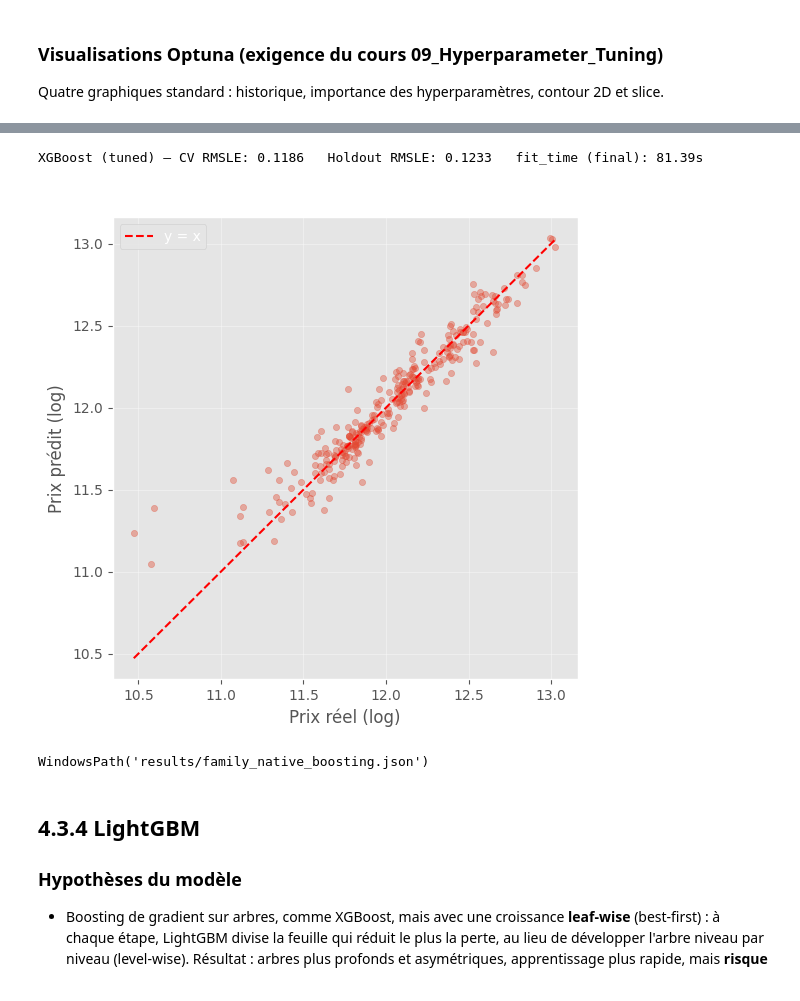
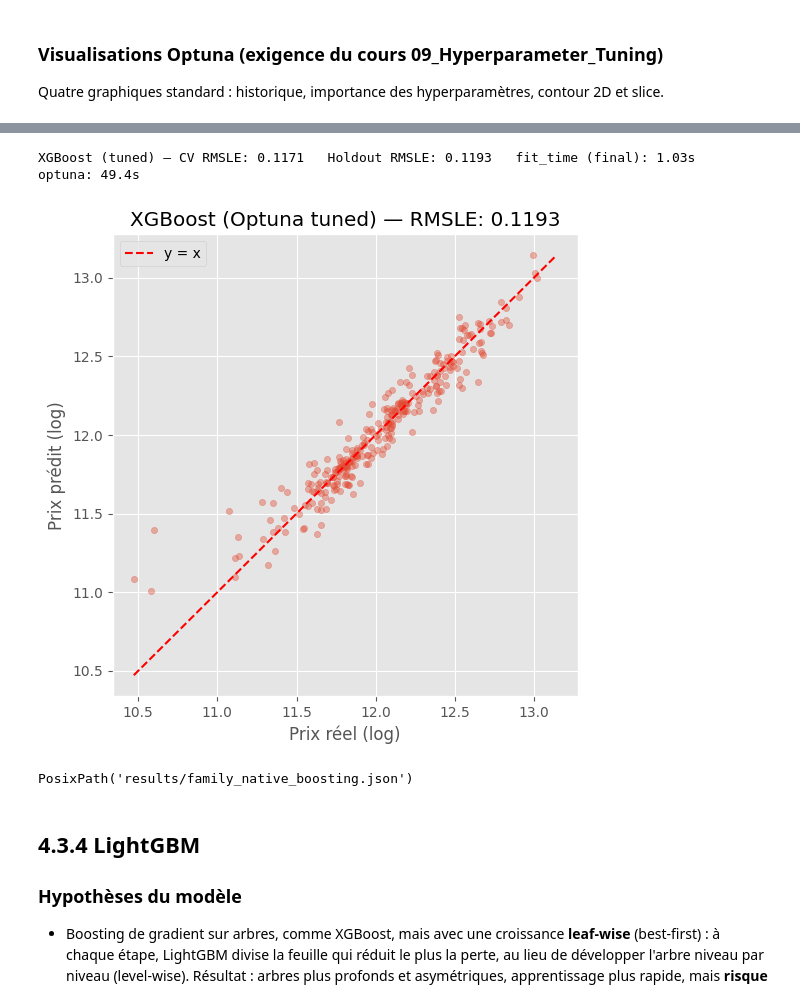
Before and after one commit to NoeBerdoz/predicting-house-prices-ml, a Jupyter notebook: 3c_native_boosting.ipynb, the cells around one changed output, grey strips where cells are left out. Cells and saved outputs as stored; diff of their text form; code cells hidden in the pictures.

```diff
--- a/3c_native_boosting.ipynb
+++ b/3c_native_boosting.ipynb
@@ -137,24 +167,23 @@ print(best_mlp_params, 'time', t2)
 
 Quatre graphiques standard : historique, importance des hyperparamètres, contour 2D et slice.
 # %%
-# Les graphiques Optuna ci-dessous s'appliquent à l'étude xgb_native_study
-optuna.visualization.matplotlib.plot_optimization_history(xgb_native_study)
+optuna.visualization.matplotlib.plot_optimization_history(study)
 plt.title("Optuna — historique des essais")
 plt.show()
 
-optuna.visualization.matplotlib.plot_param_importances(xgb_native_study)
-plt.title("Optuna — importance des hyperparamtres")
+optuna.visualization.matplotlib.plot_param_importances(study)
+plt.title("Optuna — importance des hyperparamètres")
 plt.show()
 
 try:
-    optuna.visualization.matplotlib.plot_contour(xgb_native_study, params=['learning_rate', 'max_depth'])
-    plt.title("Optuna — contour learning_rate  max_depth")
+    optuna.visualization.matplotlib.plot_contour(study, params=['learning_rate', 'max_depth'])
+    plt.title("Optuna — contour learning_rate × max_depth")
     plt.show()
 except Exception as e:
     print(f"plot_contour skipped: {e}")
 
 try:
-    optuna.visualization.matplotlib.plot_slice(xgb_native_study, params=['learning_rate', 'max_depth', 'n_estimators'])
+    optuna.visualization.matplotlib.plot_slice(study, params=['learning_rate', 'max_depth', 'n_estimators'])
     plt.show()
 except Exception as e:
     print(f"plot_slice skipped: {e}")
@@ -166,23 +195,28 @@ except Exception as e:
 # %%
 t0 = time.time()
-xgb_tuned_params, xgb_tuned_pipe, xgb_tuned_fit_s, xgb_native_study = tune_xgb_pipeline(
-    preprocessor_native, X_train, y_train_log, n_trials=30, cv=5, random_state=RANDOM_STATE
-)
+xgb_tuned_pipe = Pipeline([
+    ('preprocessor', preprocessor_native),
+    ('model', XGBRegressor(**study.best_params, enable_categorical=True, tree_method='hist',
+                           random_state=RANDOM_STATE, n_jobs=-1, verbosity=0)),
+])
+xgb_tuned_pipe.fit(X_train, y_train_log)
+xgb_tuned_fit_s = time.time() - t0
+
 xgb_tuned_pred = xgb_tuned_pipe.predict(X_test)
 xgb_tuned_holdout = rmsle_score(y_test_log, xgb_tuned_pred)
-xgb_tuned_cv = cv_rmsle(xgb_tuned_pipe, X_train, y_train_log)
+xgb_tuned_cv = float(study.best_value)
 
-print(f"XGBoost (tuned) — CV RMSLE: {xgb_tuned_cv:.4f}   Holdout RMSLE: {xgb_tuned_holdout:.4f}   fit_time (final): {xgb_tuned_fit_s:.2f}s")
+print(f"XGBoost (tuned) — CV RMSLE: {xgb_tuned_cv:.4f}   Holdout RMSLE: {xgb_tuned_holdout:.4f}   fit_time (final): {xgb_tuned_fit_s:.2f}s   optuna: {study_fit_s:.1f}s")
 predicted_vs_actual_plot(y_test_log, xgb_tuned_pred, title=f"XGBoost (Optuna tuned) — RMSLE: {xgb_tuned_holdout:.4f}")
 plt.show()
 
 publish_result(FAMILY, 'XGBoost_tuned', cv_rmsle=xgb_tuned_cv, holdout_rmsle=xgb_tuned_holdout,
-               fit_time_s=xgb_tuned_fit_s, params=xgb_tuned_params,
-               notes='Optuna helper (TPE)')
+               fit_time_s=xgb_tuned_fit_s, params=study.best_params,
+               notes=f'Optuna 30 trials over {study_fit_s:.0f}s')
 # %% [output]
-XGBoost (tuned) — CV RMSLE: 0.1186   Holdout RMSLE: 0.1233   fit_time (final): 81.39s
+XGBoost (tuned) — CV RMSLE: 0.1171   Holdout RMSLE: 0.1193   fit_time (final): 1.03s   optuna: 49.4s
-[figure, old version]
+[figure, new version]
-WindowsPath('results/family_native_boosting.json')
+PosixPath('results/family_native_boosting.json')
 # %% [markdown]
 ## 4.3.4 LightGBM
 
```
Also changed, not shown: parts of 12 cells of this notebook, 7 other files.
